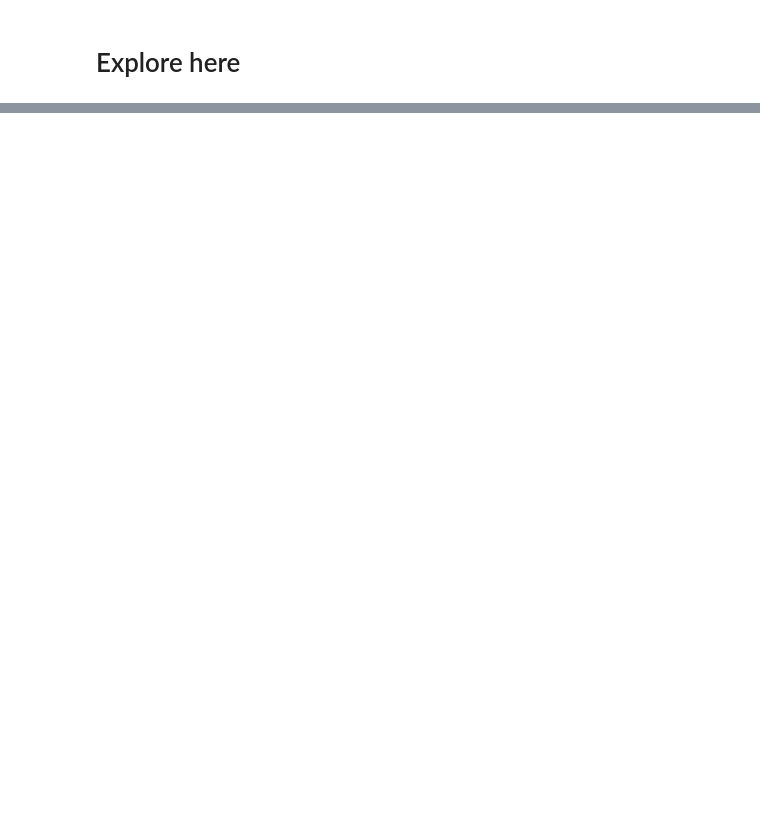
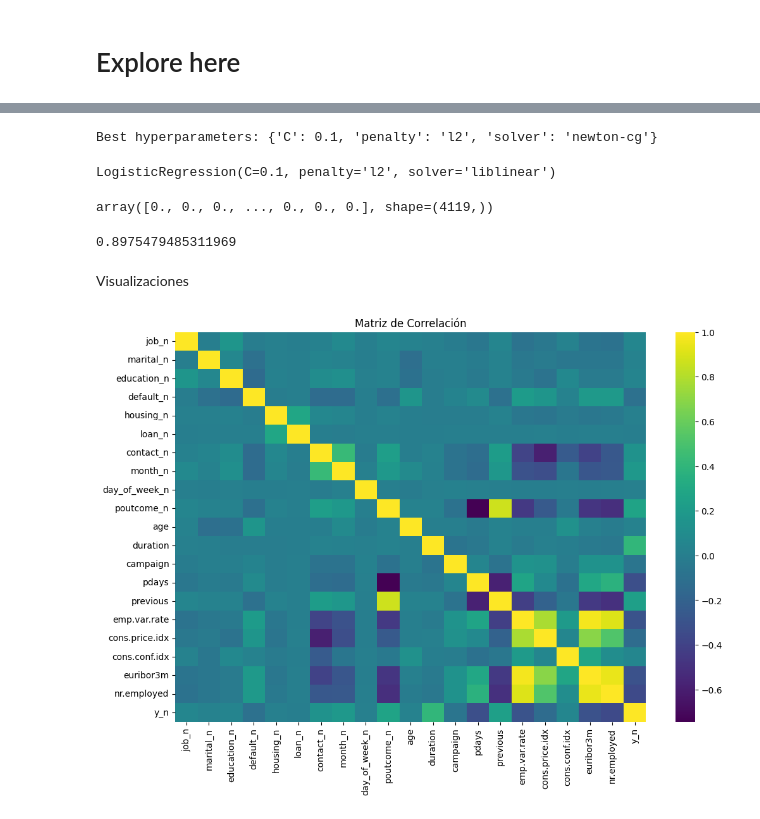
Before and after one commit to Lili-ru/Proyecto-de-Regresi-n-Log-stica, a Jupyter notebook: src/explore.ipynb, the cells around one changed output, grey strips where cells are left out. Drawn from its saved outputs; the diff is of its cells as text; code cells hidden in the pictures; blank space fills up the shorter version.

Commit message:
regresion logistica

```diff
--- a/src/explore.ipynb
+++ b/src/explore.ipynb
@@ -231,0 +32,3 @@ plt.show()
+# %%
+total_data = df.drop_duplicates().reset_index(drop = True)
+total_data.head()
@@ -231,0 +63,34 @@ plt.show()
+# %%
+# escala min-max
+
+from sklearn.preprocessing import MinMaxScaler
+import pandas as pd
+
+# Factorización (Codificación de categorías)
+categorical_cols = ["job", "marital", "education", "default", "housing",
+                    "loan", "contact", "month", "day_of_week", "poutcome", "y"]
+
+for col in categorical_cols:
+    total_data[f"{col}_n"] = pd.factorize(total_data[col])[0]
+
+# Definición de variables numéricas a escalar
+num_variables = ["job_n", "marital_n", "education_n", "default_n", "housing_n",
+                 "loan_n", "contact_n", "month_n", "day_of_week_n", "poutcome_n",
+                 "age", "duration", "campaign", "pdays", "previous",
+                 "emp.var.rate", "cons.price.idx", "cons.conf.idx",
+                 "euribor3m", "nr.employed", "y_n"]
+
+# Aplicar MinMaxScaler una sola vez
+scaler = MinMaxScaler()
+# se crea el DataFrame escalado directamente
+total_data_scal = pd.DataFrame(
+    scaler.fit_transform(total_data[num_variables]),
+    index=total_data.index,
+    columns=num_variables
+)
+
+#  Asignar a 'df' para uso posterior
+df = total_data_scal.copy()
+
+
+df.head()
@@ -231,0 +204,40 @@ plt.show()
+# %%
+def warn(*args, **kwargs):
+    pass
+import warnings
+warnings.warn = warn
+
+grid.fit(X_train, y_train)
+
+print(f"Best hyperparameters: {grid.best_params_}")
+y_pred_opt = grid.predict(X_test)
+
+# crear un modelo optimizado con los mejores hiperparámetros encontrados
+model_opt = LogisticRegression(**grid.best_params_)
+model_opt.fit(X_train, y_train)
+model = LogisticRegression(C = 0.1, penalty = "l2", solver = "liblinear")
+model.fit(X_train, y_train)
+# %% [output]
+Best hyperparameters: {'C': 0.1, 'penalty': 'l2', 'solver': 'newton-cg'}
+LogisticRegression(C=0.1, penalty='l2', solver='liblinear')
+# %%
+y_pred = model.predict(X_test)
+y_pred
+# %% [output]
+array([0., 0., 0., ..., 0., 0., 0.], shape=(4119,))
+# %%
+accuracy_score(y_test, y_pred)
+# %% [output]
+0.8975479485311969
+# %% [markdown]
+Visualizaciones
+# %%
+import seaborn as sns
+import matplotlib.pyplot as plt
+
+plt.figure(figsize=(12, 8))
+sns.heatmap(total_data_scal.corr(), annot=False, cmap='viridis')
+plt.title("Matriz de Correlación")
+plt.show()
+# %% [output]
+[figure, added]
```
Also changed, not shown: parts of 35 cells of this notebook, 3 other files.
